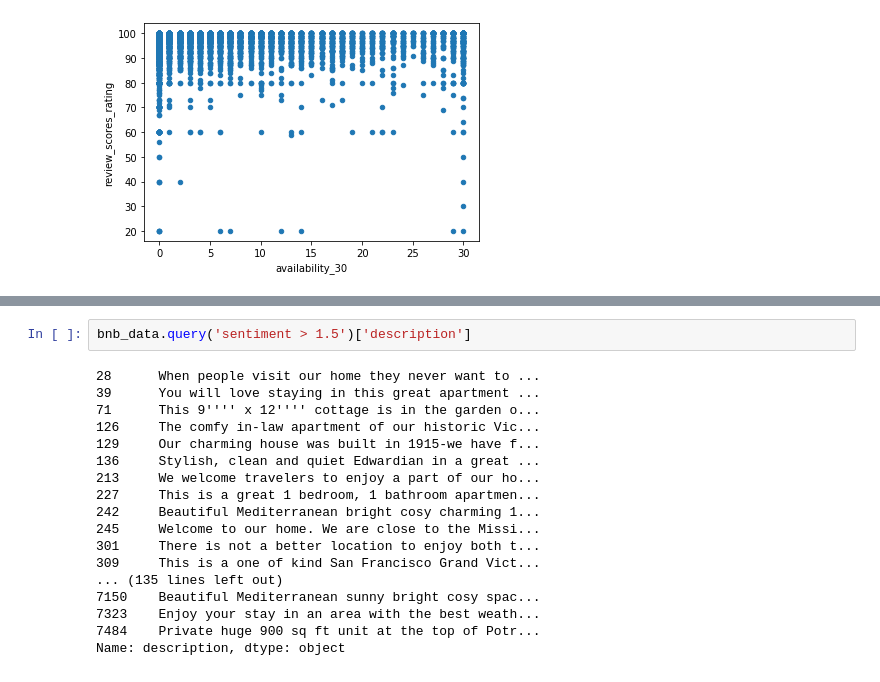
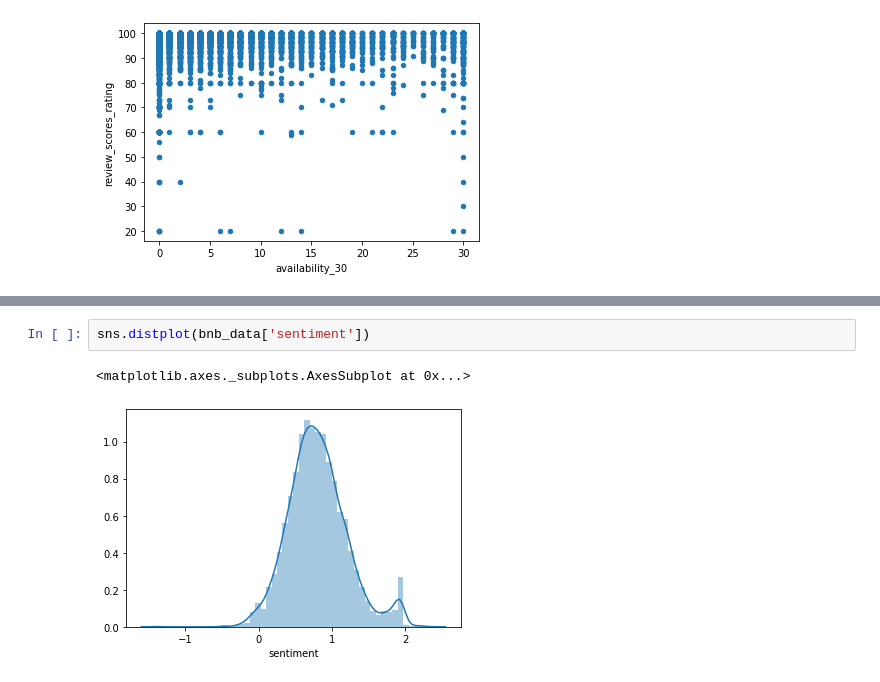
Before and after one commit to EmiliaPaz/EECS731_FinalProject, a Jupyter notebook: notebooks/Airbnb.ipynb, the cells around one changed output, grey strips where cells are left out. Drawn from its saved outputs; the diff is of its cells as text.

```diff
--- a/notebooks/Airbnb.ipynb
+++ b/notebooks/Airbnb.ipynb
@@ -87,20 +85,5 @@ bnb_data['text_len'].plot.hist()
-# %%
-bnb_data.query('sentiment > 1.5')['description']
-# %% [output]
-28      When people visit our home they never want to ...
-39      You will love staying in this great apartment ...
-71      This 9'''' x 12'''' cottage is in the garden o...
-126     The comfy in-law apartment of our historic Vic...
-129     Our charming house was built in 1915-we have f...
-136     Stylish, clean and quiet Edwardian in a great ...
-213     We welcome travelers to enjoy a part of our ho...
-227     This is a great 1 bedroom, 1 bathroom apartmen...
-242     Beautiful Mediterranean bright cosy charming 1...
-245     Welcome to our home. We are close to the Missi...
-301     There is not a better location to enjoy both t...
-309     This is a one of kind San Francisco Grand Vict...
-... (135 lines left out)
-7150    Beautiful Mediterranean sunny bright cosy spac...
-7323    Enjoy your stay in an area with the best weath...
-7484    Private huge 900 sq ft unit at the top of Potr...
-Name: description, dtype: object
+# %%
+sns.distplot(bnb_data['sentiment'])
+# %% [output]
+<matplotlib.axes._subplots.AxesSubplot at 0x...>
+[figure, added]
```
Also changed, not shown: parts of 30 cells of this notebook, 1 other file.
